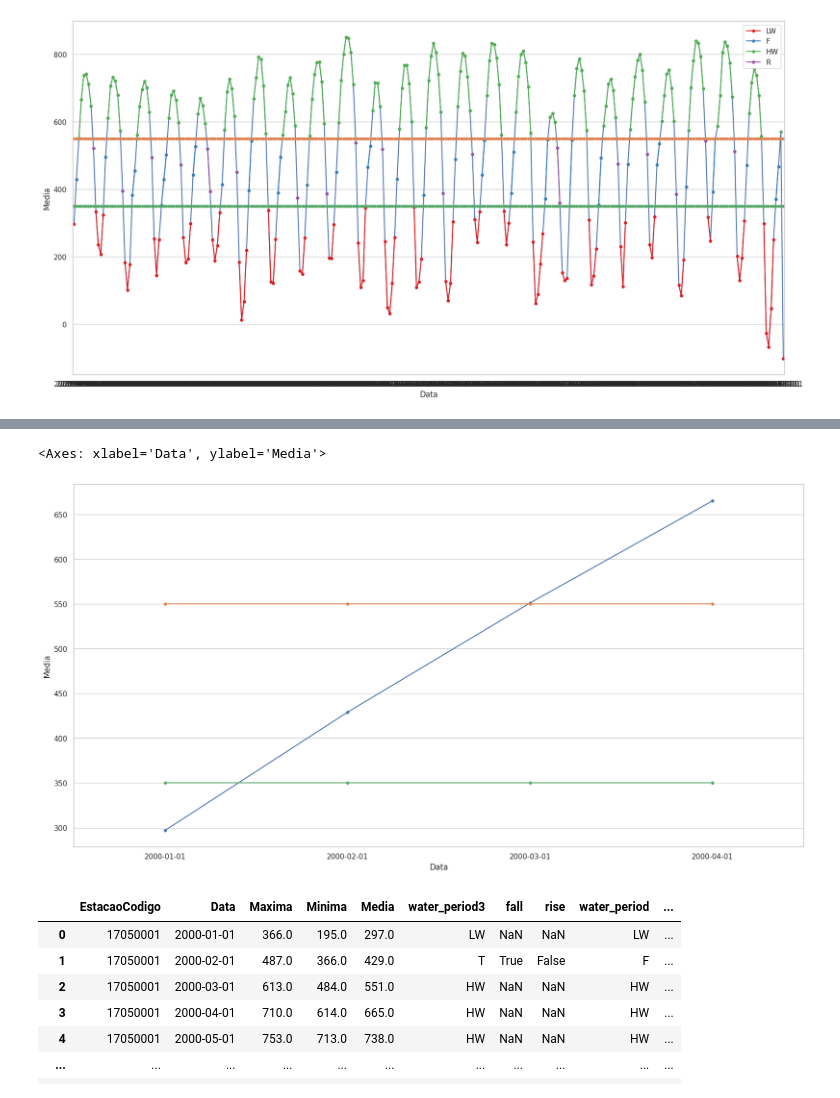
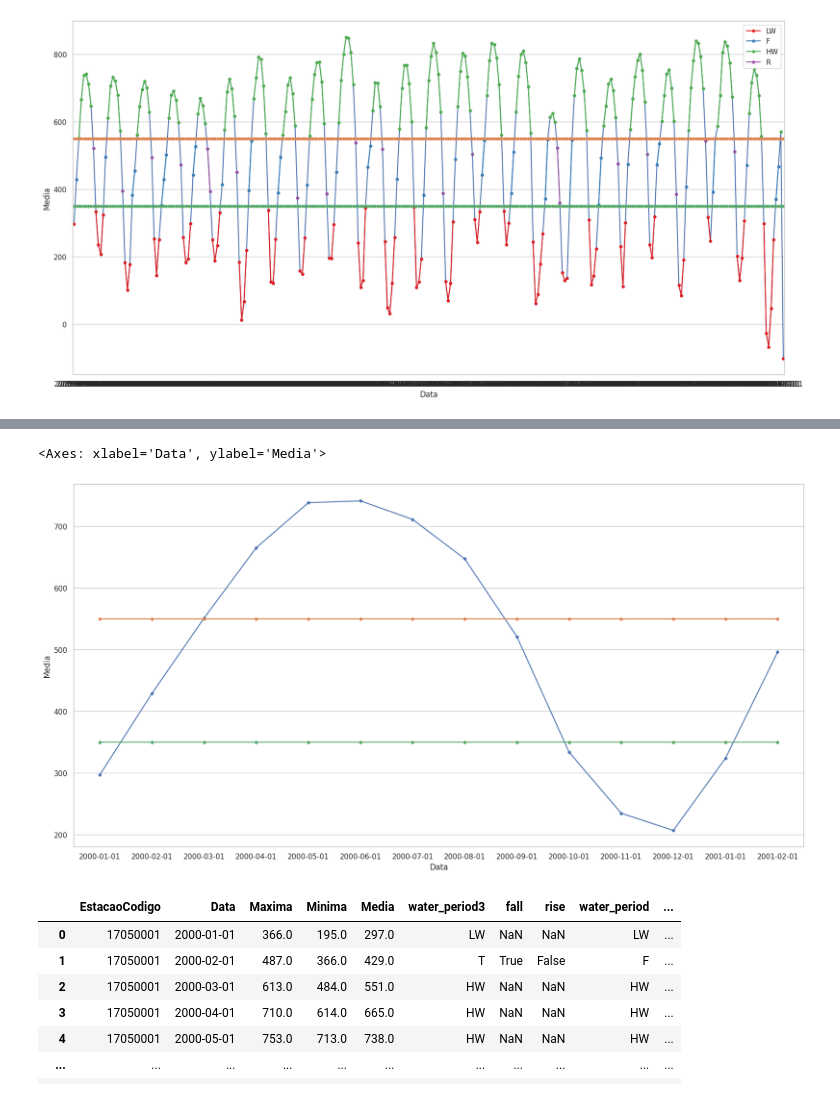
Before and after one commit to larissavaladao/py6s_harmonize_sample, a Jupyter notebook: 6. parameters_by_period/1.set_periods.ipynb, the cells around one changed output, grey strips where cells are left out. Cells and saved outputs as stored; diff of their text form; code cells hidden in the pictures.

```diff
--- a/6. parameters_by_period/1.set_periods.ipynb
+++ b/6. parameters_by_period/1.set_periods.ipynb
@@ -171,0 +165,3 @@ obidos_att[0:4]
+# %%
+sub = obidos_att[0:14]
+sub
@@ -172,10 +184,10 @@ obidos_att[0:4]
 # %%
-sns.pointplot(x = obidos_att['Data'][0:4],y = obidos_att['Media'][0:4],  linewidth=1.5)
-sns.pointplot(x = obidos_att['Data'][0:4],y = obidos_att['HW'][0:4],  linewidth=1.5)
-sns.pointplot(x = obidos_att['Data'][0:4],y = obidos_att['LW'][0:4],  linewidth=1.5)
+sns.pointplot(x = sub['Data'],y = sub['Media'],  linewidth=1.5)
+sns.pointplot(x = sub['Data'],y = sub['HW'],  linewidth=1.5)
+sns.pointplot(x = sub['Data'],y = sub['LW'],  linewidth=1.5)
 # %% [output]
 <Axes: xlabel='Data', ylabel='Media'>
-[figure, old version]
+[figure, new version]
 # %%
 obidos_att['Change'] =   pd.DatetimeIndex(obidos_att.Data).asi8
 
```
Also changed, not shown: parts of 5 cells of this notebook.
